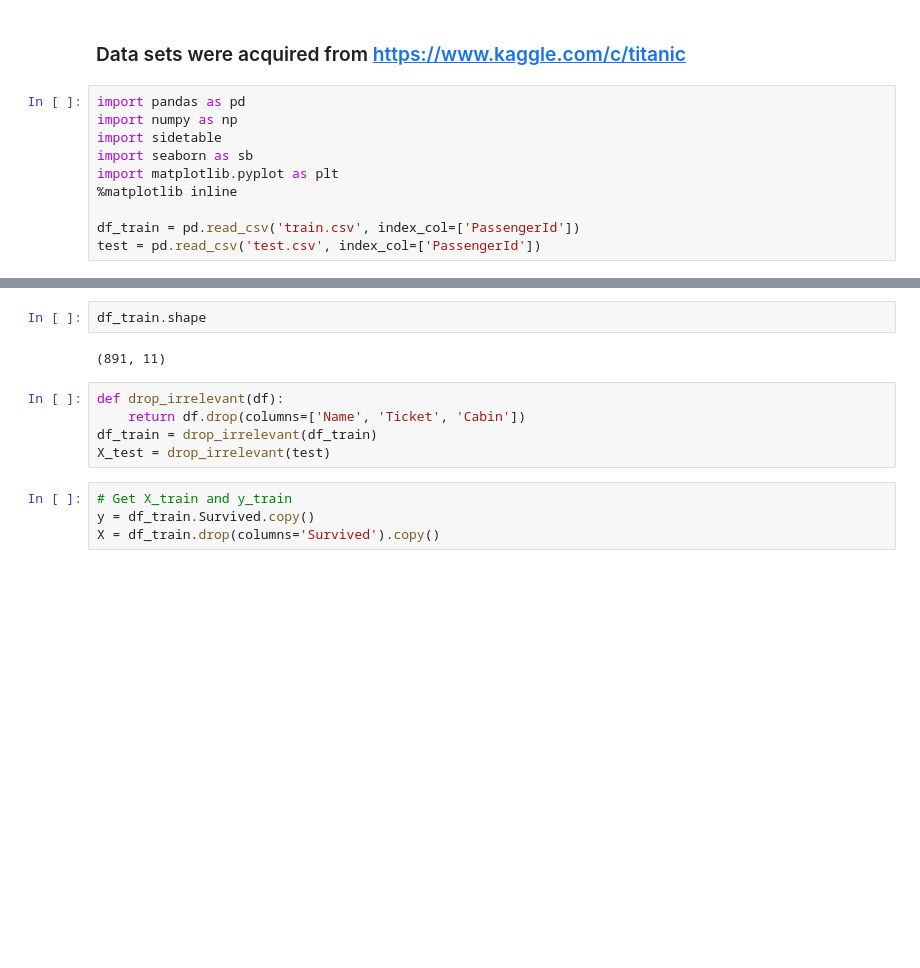
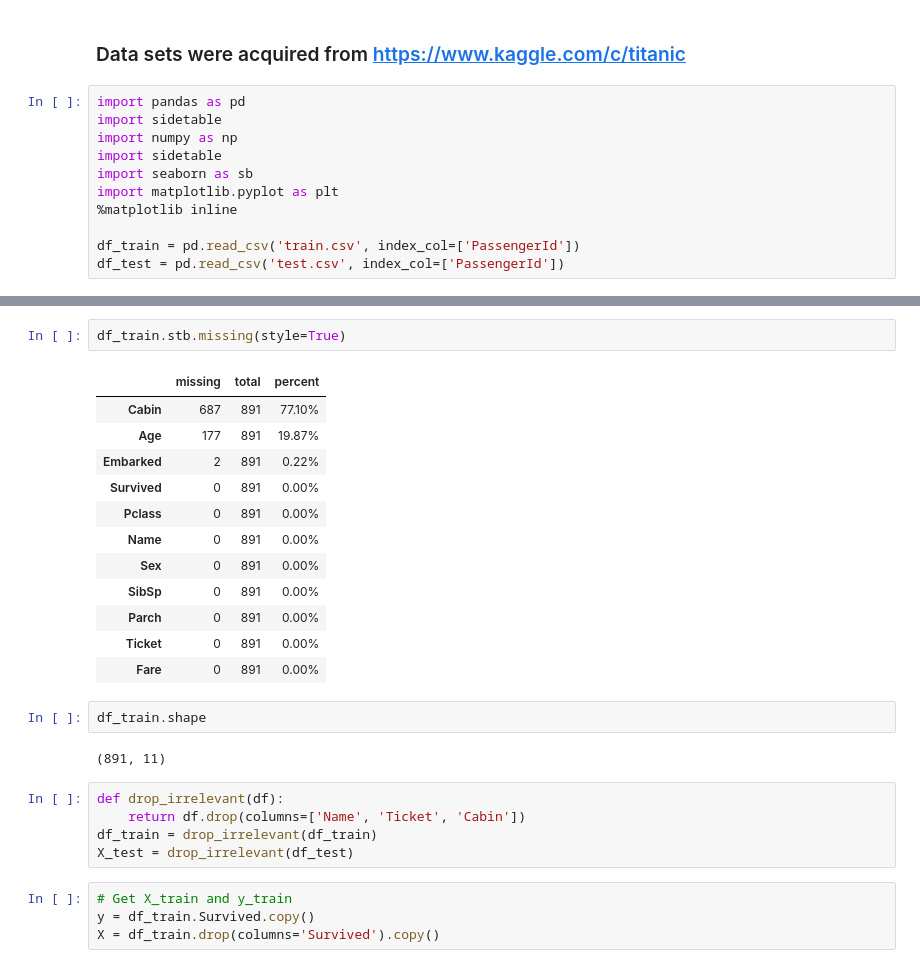
Before and after one commit to tedtdang/Practice-Data-Science, a Jupyter notebook: Titanic/Titanic.ipynb, the cells around one changed output, grey strips where cells are left out. Drawn from its saved outputs; the diff is of its cells as text; blank space fills up the shorter version.

```diff
--- a/Titanic/Titanic.ipynb
+++ b/Titanic/Titanic.ipynb
@@ -2,6 +2,7 @@
 ### Data sets were acquired from https://www.kaggle.com/c/titanic
 # %%
 import pandas as pd
+import sidetable
 import numpy as np
 import sidetable
 import seaborn as sb
@@ -9,7 +10,7 @@ import matplotlib.pyplot as plt
 %matplotlib inline
 
 df_train = pd.read_csv('train.csv', index_col=['PassengerId'])
-test = pd.read_csv('test.csv', index_col=['PassengerId'])
+df_test = pd.read_csv('test.csv', index_col=['PassengerId'])
 # %%
 # Have a look at the first five rows
 df_train.head()
@@ -21,6 +22,21 @@ df_train.head()
 | 3 | 1 | 3 | Heikkinen, Miss. Laina | female | 26.0 | 0 | 0 | STON/O2. 3101282 | 7.9250 | NaN | ... |
 | 4 | 1 | 1 | Futrelle, Mrs. Jacques Heath (Lil... | female | 35.0 | 1 | 0 | 113803 | 53.1000 | C123 | ... |
 | 5 | 0 | 3 | Allen, Mr. William Henry | male | 35.0 | 0 | 0 | 373450 | 8.0500 | NaN | ... |
+# %%
+df_train.stb.missing(style=True)
+# %% [output]
+|  | missing | total | percent |
+| Cabin | 687 | 891 | 77.10% |
+| Age | 177 | 891 | 19.87% |
+| Embarked | 2 | 891 | 0.22% |
+| Survived | 0 | 891 | 0.00% |
+| Pclass | 0 | 891 | 0.00% |
+| Name | 0 | 891 | 0.00% |
+| Sex | 0 | 891 | 0.00% |
+| SibSp | 0 | 891 | 0.00% |
+| Parch | 0 | 891 | 0.00% |
+| Ticket | 0 | 891 | 0.00% |
+| Fare | 0 | 891 | 0.00% |
 # %%
 df_train.shape
 # %% [output]
@@ -29,7 +45,7 @@ df_train.shape
 def drop_irrelevant(df):
     return df.drop(columns=['Name', 'Ticket', 'Cabin'])
 df_train = drop_irrelevant(df_train)
-X_test = drop_irrelevant(test)
+X_test = drop_irrelevant(df_test)
 # %%
 # Get X_train and y_train
 y = df_train.Survived.copy()
```
Also changed, not shown: parts of 7 cells of this notebook, 5 other files.
